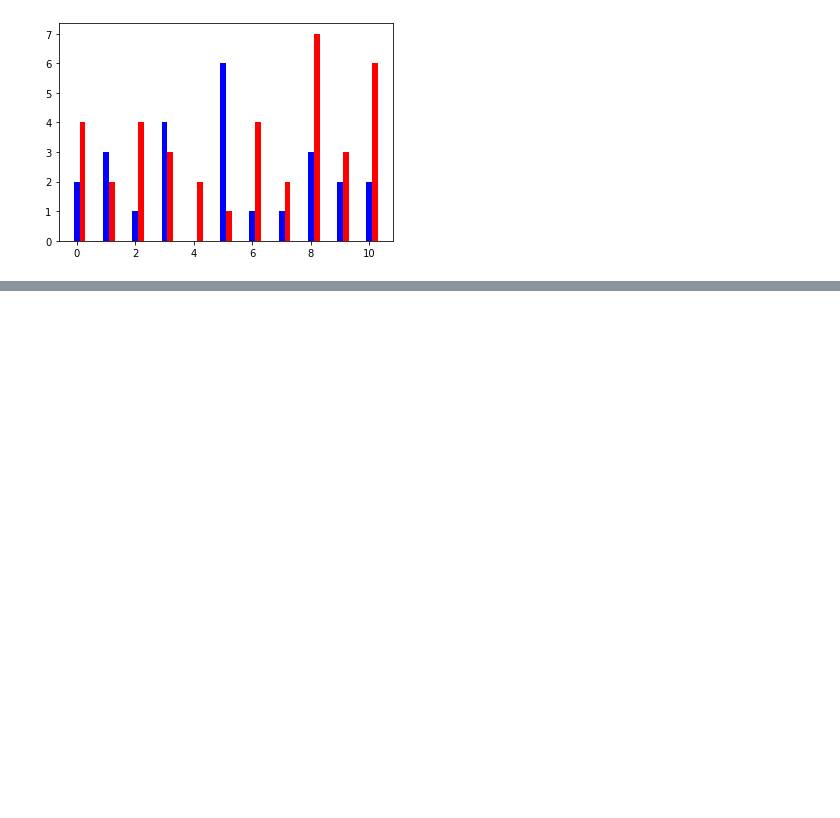
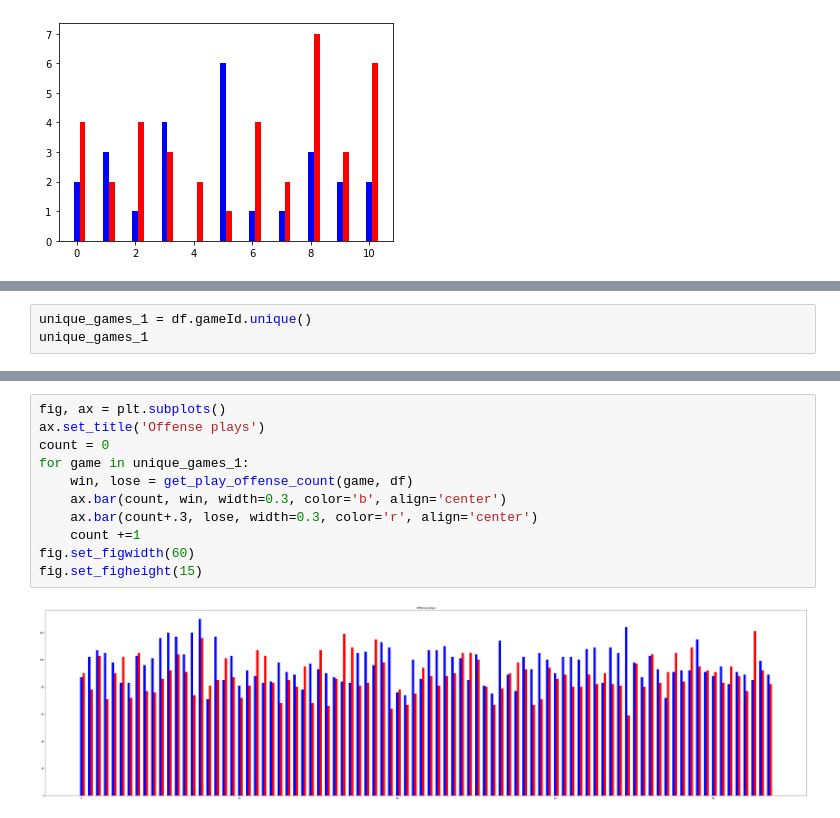
Before and after one commit to nwiatrek/cfb-ml, a Jupyter notebook: Football Project init.ipynb, the cells around one changed output, grey strips where cells are left out. Cells and saved outputs as stored; diff of their text form; blank space fills up the shorter version.

```diff
--- a/Football Project init.ipynb
+++ b/Football Project init.ipynb
@@ -282,0 +281,3 @@ for game in unique_games_2:
+# %%
+unique_games_1 = df.gameId.unique()
+unique_games_1
@@ -282,0 +300,13 @@ for game in unique_games_2:
+# %%
+fig, ax = plt.subplots()
+ax.set_title('Offense plays')
+count = 0
+for game in unique_games_1:
+    win, lose = get_play_offense_count(game, df)
+    ax.bar(count, win, width=0.3, color='b', align='center')
+    ax.bar(count+.3, lose, width=0.3, color='r', align='center')
+    count +=1
+fig.set_figwidth(60)
+fig.set_figheight(15)
+# %% [output]
+[figure, added]
```
Also changed, not shown: parts of 4 cells of this notebook, 10 other files.
